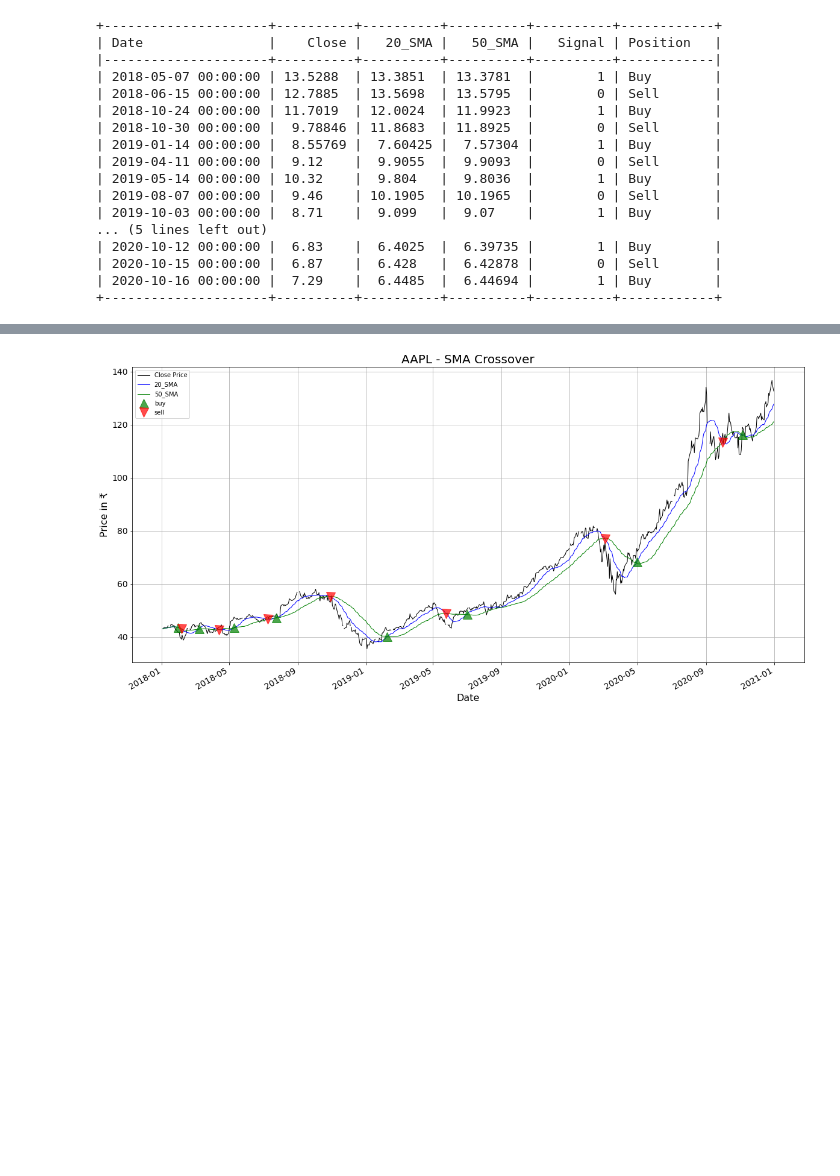
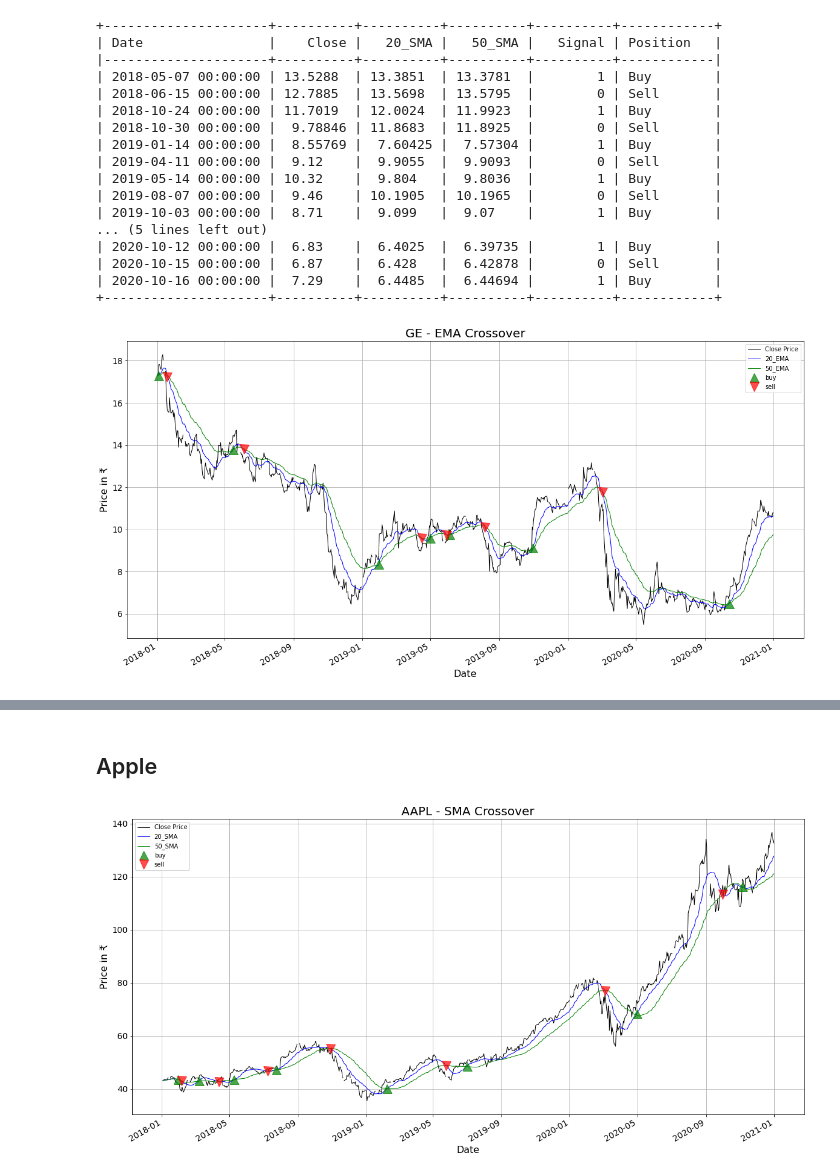
Before and after one commit to NikhilVijayakumar/TechnicalAnalysis, a Jupyter notebook: src/trading/MovingAverageCrossover.ipynb, the cells around one changed output, grey strips where cells are left out. Saved outputs shown, nothing was run; the diff lists cells and outputs as text; code cells hidden in the pictures; blank space fills up the shorter version.

```diff
--- a/src/trading/MovingAverageCrossover.ipynb
+++ b/src/trading/MovingAverageCrossover.ipynb
@@ -137,3 +141,7 @@ MovingAverageCrossStrategy(ge[["Close"]],symbol[1])
 | 2020-10-15 00:00:00 |  6.87    |  6.428   |  6.42878 |        0 | Sell       |
 | 2020-10-16 00:00:00 |  7.29    |  6.4485  |  6.44694 |        1 | Buy        |
 +---------------------+----------+----------+----------+----------+------------+
+# %%
+MovingAverageCrossStrategy(ge[["Close"]],symbol[1], movingAverage='EMA')
+# %% [output]
+[figure, added]
@@ -140,3 +165,5 @@ MovingAverageCrossStrategy(ge[["Close"]],symbol[1])
+# %% [markdown]
+## Apple
 # %%
 MovingAverageCrossStrategy(apple[["Close"]],symbol[2])
 # %% [output]
```
Also changed, not shown: parts of 8 cells of this notebook.
